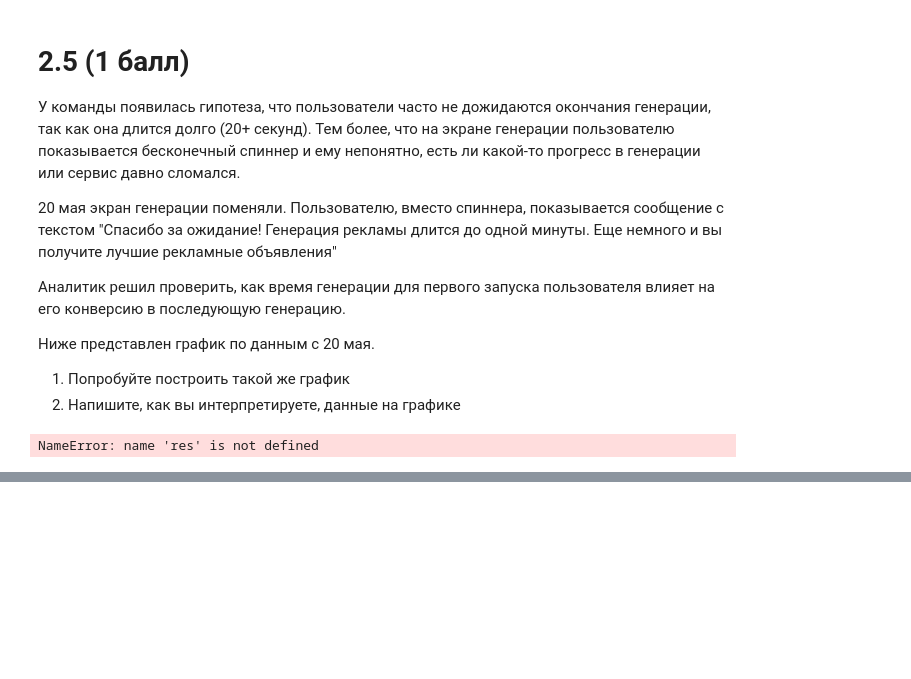
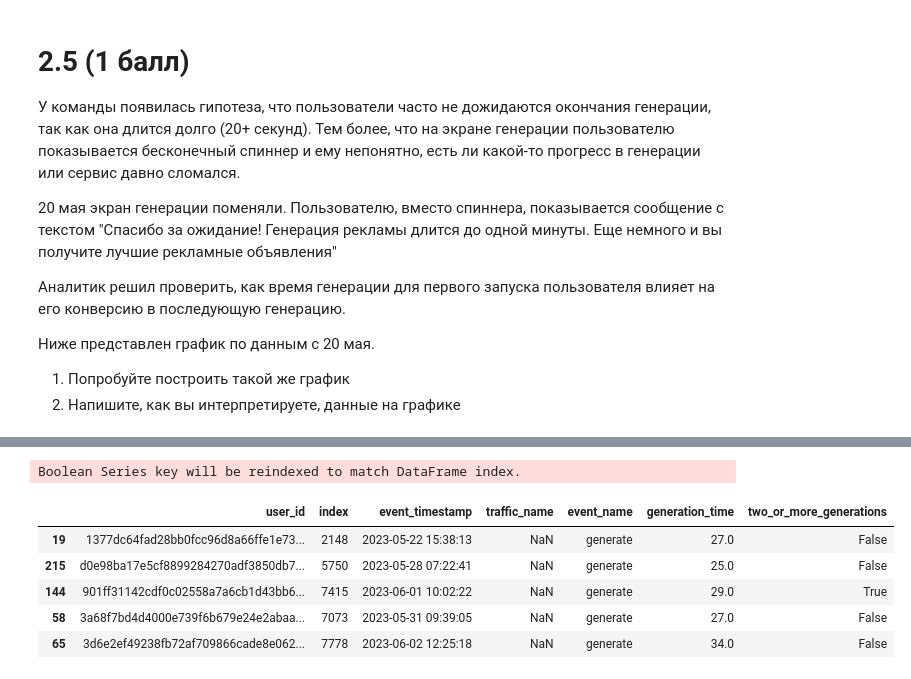
Before and after one commit to deouron/Yandex_product_analytics, a Jupyter notebook: Домашнее задание 2 (воронки, прогнозирование)/Часть 1/homework2.ipynb, the cells around one changed output, grey strips where cells are left out. Drawn from its saved outputs; the diff is of its cells as text; code cells hidden in the pictures; blank space fills up the shorter version.

```diff
--- a/Домашнее задание 2 (воронки, прогнозирование)/Часть 1/homework2.ipynb
+++ b/Домашнее задание 2 (воронки, прогнозирование)/Часть 1/homework2.ipynb
@@ -266,10 +273,8 @@ fig.show()
 1. Попробуйте построить такой же график
 2. Напишите, как вы интерпретируете, данные на графике
 # %%
-import seaborn as sns
+# import seaborn as sns
 
-sns.histplot(res, x="generation_time", hue="two_or_more_generations", stat="density", common_norm=False, binrange=(0, 200))
+# sns.histplot(res, x="generation_time", hue="two_or_more_generations", stat="density", common_norm=False, binrange=(0, 200))
-# %% [output]
-NameError: name 'res' is not defined
 # %% [markdown]
 ![res](2_5_ans.png)
@@ -291,0 +281,26 @@ plt.show()
+# %%
+import seaborn as sns
+import matplotlib.pyplot as plt
+
+pre_may_users = data[data['event_name'] == 'generate'][data['event_timestamp']
+                    .dt.date < pd.to_datetime('2023-05-20').date()]['user_id'].unique()
+
+filtered_data = filtered_data[~filtered_data['user_id'].isin(pre_may_users)][filtered_data['event_timestamp']
+                            .dt.date >= pd.to_datetime('2023-05-20').date()].reset_index(drop=True)
+
+res = filtered_data[filtered_data['event_name'] == 'generate'].drop_duplicates('user_id').reset_index(drop=True)
+
+res['two_or_more_generations'] = res['user_id'].isin(filtered_data[filtered_data['event_name'] == 'generate']
+    .groupby('user_id').filter(lambda x: len(x) >= 2)['user_id']).reset_index(drop=True)
+
+res = res.groupby('user_id').first().reset_index()
+res.dropna(subset=['generation_time'], inplace=True)
+res.sample(5)
+# %% [output]
+Boolean Series key will be reindexed to match DataFrame index.
+|  | user_id | index | event_timestamp | traffic_name | event_name | generation_time | two_or_more_generations |
+| 19 | 1377dc64fad28bb0fcc96d8a66ffe1e73... | 2148 | 2023-05-22 15:38:13 | NaN | generate | 27.0 | False |
+| 215 | d0e98ba17e5cf8899284270adf3850db7... | 5750 | 2023-05-28 07:22:41 | NaN | generate | 25.0 | False |
+| 144 | 901ff31142cdf0c02558a7a6cb1d43bb6... | 7415 | 2023-06-01 10:02:22 | NaN | generate | 29.0 | True |
+| 58 | 3a68f7bd4d4000e739f6b679e24e2abaa... | 7073 | 2023-05-31 09:39:05 | NaN | generate | 27.0 | False |
+| 65 | 3d6e2ef49238fb72af709866cade8e062... | 7778 | 2023-06-02 12:25:18 | NaN | generate | 34.0 | False |
```
Also changed, not shown: parts of 11 cells of this notebook, 5 other files.
